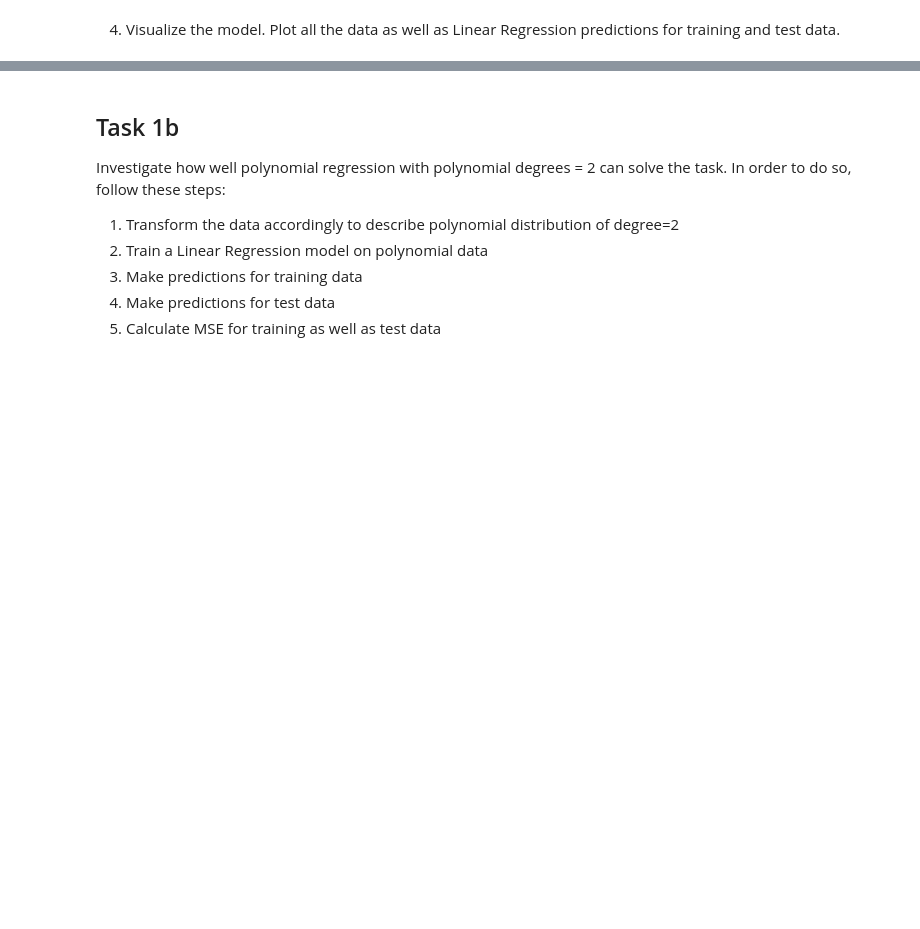
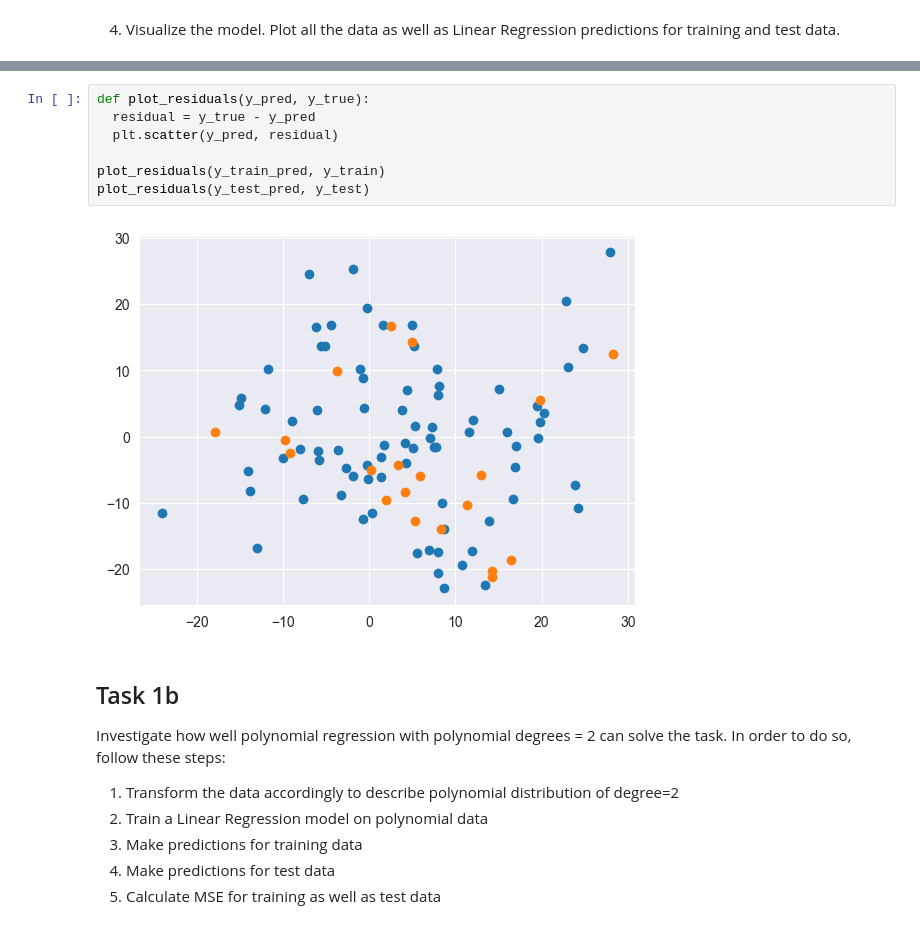
Before and after one commit to tumxo/mldm_hs22, a Jupyter notebook: labs/L04_Polynomial_and_Logistic_Regression_LAB_ASSIGNMENT.ipynb, the cells around one changed output, grey strips where cells are left out. Saved outputs shown, nothing was run; the diff lists cells and outputs as text; blank space fills up the shorter version.

```diff
--- a/labs/L04_Polynomial_and_Logistic_Regression_LAB_ASSIGNMENT.ipynb
+++ b/labs/L04_Polynomial_and_Logistic_Regression_LAB_ASSIGNMENT.ipynb
@@ -51,3 +72,12 @@ print(f"MSE of training data: {mse_test}")
+# %%
+def plot_residuals(y_pred, y_true):
+  residual = y_true - y_pred
+  plt.scatter(y_pred, residual)
+
+plot_residuals(y_train_pred, y_train)
+plot_residuals(y_test_pred, y_test)
+# %% [output]
+[figure, added]
 # %% [markdown]
 ## Task 1b
 Investigate how well polynomial regression with polynomial degrees = 2 can solve the task. In order to do so, follow these steps:
```
Also changed, not shown: parts of 35 cells of this notebook, 1 other file.
